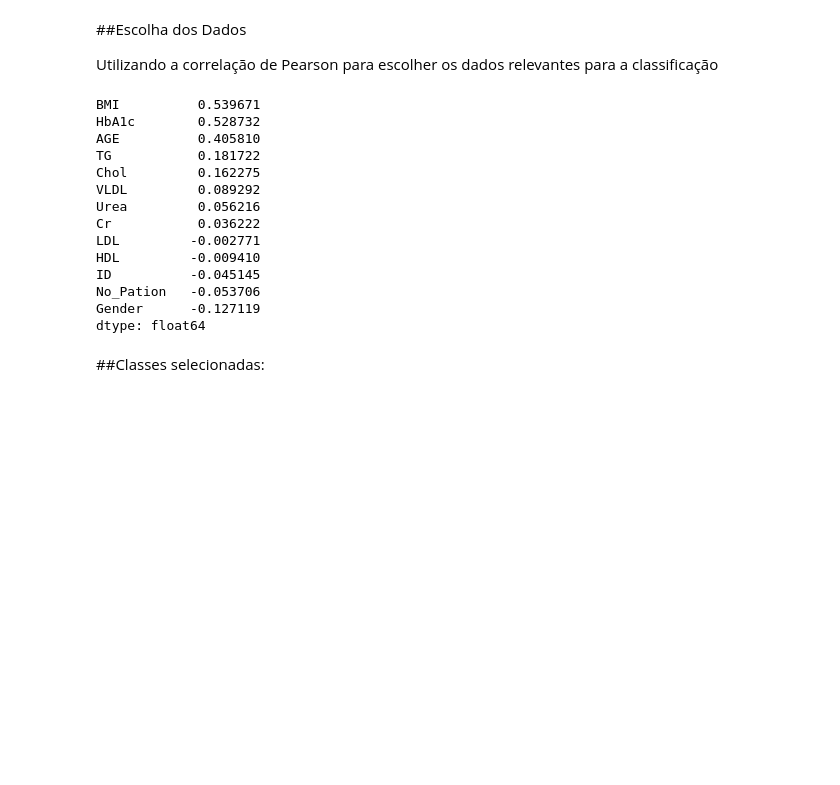
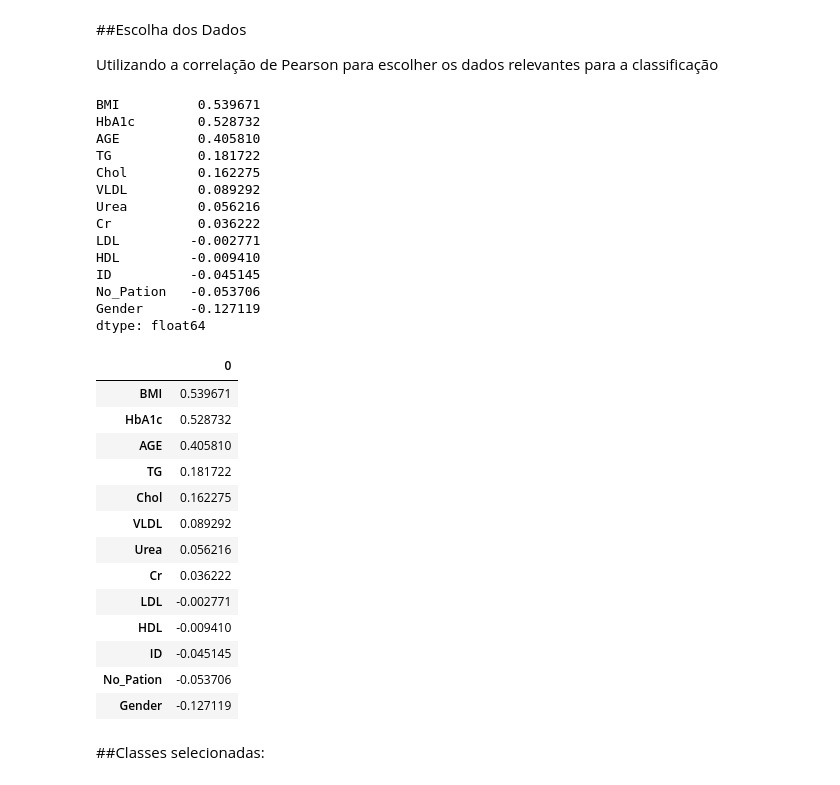
Before and after one commit to VSennaa/ml_diabetes_classification, a Jupyter notebook: perceptron_diabetes.ipynb, the cells around one changed output. Saved outputs shown, nothing was run; the diff lists cells and outputs as text; code cells hidden in the pictures; blank space fills up the shorter version.

```diff
--- a/perceptron_diabetes.ipynb
+++ b/perceptron_diabetes.ipynb
@@ -143,22 +136,40 @@ max     35.000000   47.750000
 # %%
 # Correlação com a classe
 corr = x.corrwith(y)
 print(corr.sort_values(ascending=False))
+
+corr_df = pd.DataFrame(corr.sort_values(ascending=False))
+
+corr_df
 # %% [output]
 BMI          0.539671
 HbA1c        0.528732
 AGE          0.405810
 TG           0.181722
 Chol         0.162275
 VLDL         0.089292
 Urea         0.056216
 Cr           0.036222
 LDL         -0.002771
 HDL         -0.009410
 ID          -0.045145
 No_Pation   -0.053706
 Gender      -0.127119
 dtype: float64
+|  | 0 |
+| BMI | 0.539671 |
+| HbA1c | 0.528732 |
+| AGE | 0.405810 |
+| TG | 0.181722 |
+| Chol | 0.162275 |
+| VLDL | 0.089292 |
+| Urea | 0.056216 |
+| Cr | 0.036222 |
+| LDL | -0.002771 |
+| HDL | -0.009410 |
+| ID | -0.045145 |
+| No_Pation | -0.053706 |
+| Gender | -0.127119 |
 # %% [markdown]
 ##Classes selecionadas:
 # %% [markdown]
```
Also changed, not shown: parts of 17 cells of this notebook.
